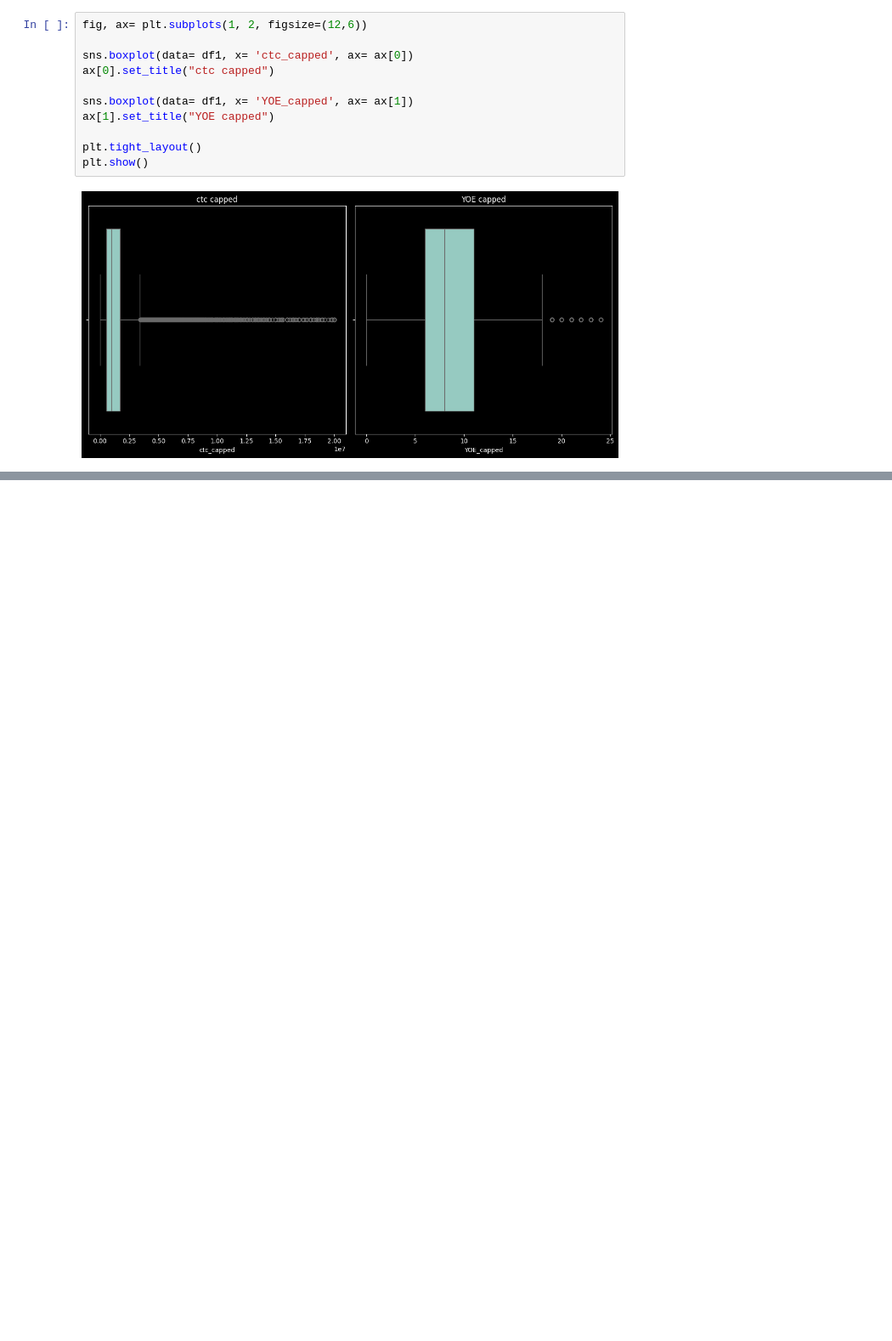
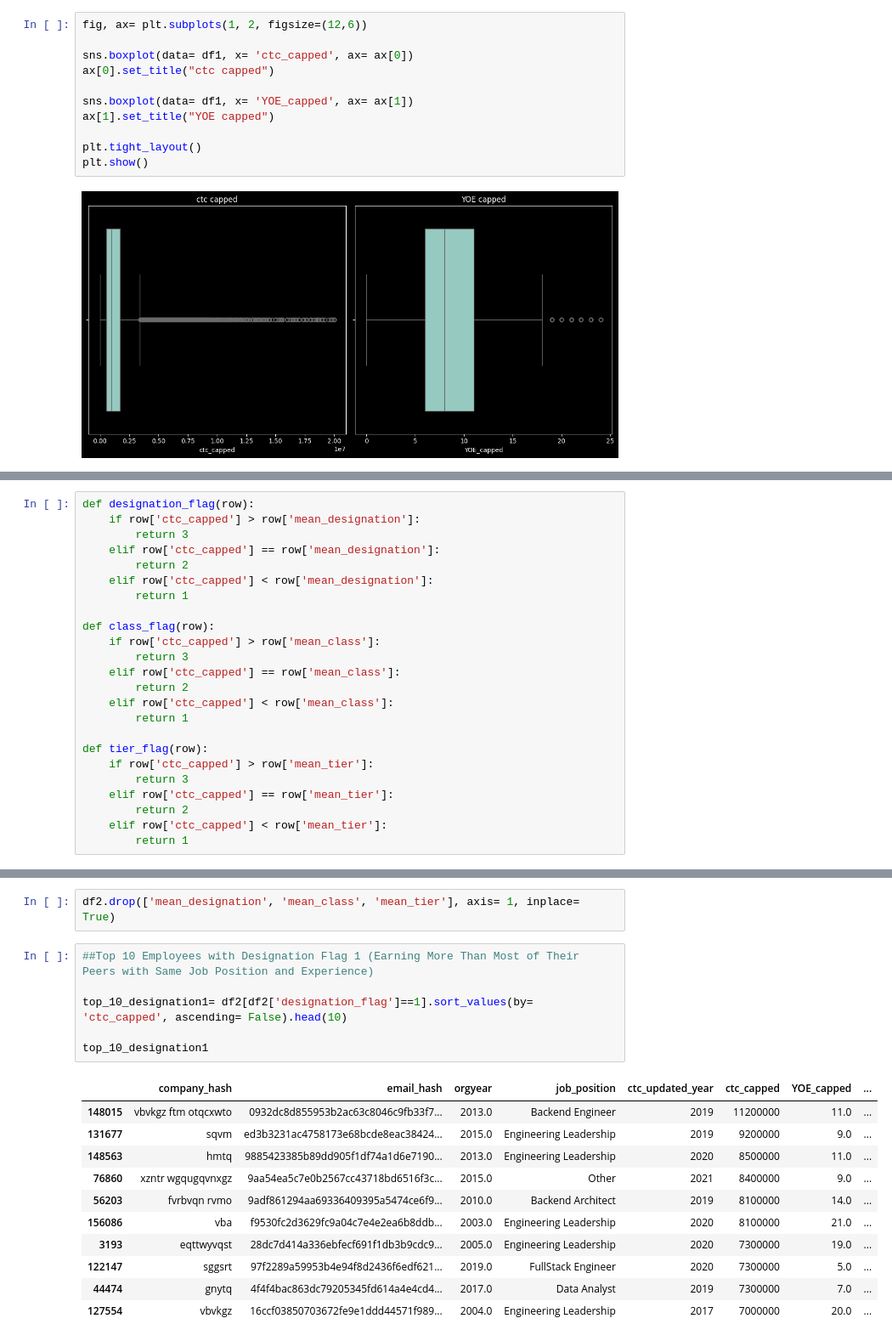
Before and after one commit to VDdotexe/Weekend_Scratching, a Jupyter notebook: case_studies/Clustering_CS.ipynb, the cells around one changed output, grey strips where cells are left out. Shown at 85% size. Cells and saved outputs as stored; diff of their text form; blank space fills up the shorter version.

```diff
--- a/case_studies/Clustering_CS.ipynb
+++ b/case_studies/Clustering_CS.ipynb
@@ -281,0 +333,24 @@ plt.show()
+# %%
+def designation_flag(row):
+    if row['ctc_capped'] > row['mean_designation']:
+        return 3
+    elif row['ctc_capped'] == row['mean_designation']:
+        return 2
+    elif row['ctc_capped'] < row['mean_designation']:
+        return 1
+
+def class_flag(row):
+    if row['ctc_capped'] > row['mean_class']:
+        return 3
+    elif row['ctc_capped'] == row['mean_class']:
+        return 2
+    elif row['ctc_capped'] < row['mean_class']:
+        return 1
+
+def tier_flag(row):
+    if row['ctc_capped'] > row['mean_tier']:
+        return 3
+    elif row['ctc_capped'] == row['mean_tier']:
+        return 2
+    elif row['ctc_capped'] < row['mean_tier']:
+        return 1
@@ -281,0 +368,20 @@ plt.show()
+# %%
+df2.drop(['mean_designation', 'mean_class', 'mean_tier'], axis= 1, inplace= True)
+# %%
+##Top 10 Employees with Designation Flag 1 (Earning More Than Most of Their Peers with Same Job Position and Experience)
+
+top_10_designation1= df2[df2['designation_flag']==1].sort_values(by= 'ctc_capped', ascending= False).head(10)
+
+top_10_designation1
+# %% [output]
+|  | company_hash | email_hash | orgyear | job_position | ctc_updated_year | ctc_capped | YOE_capped | ... |
+| 148015 | vbvkgz ftm otqcxwto | 0932dc8d855953b2ac63c8046c9fb33f7... | 2013.0 | Backend Engineer | 2019 | 11200000 | 11.0 | ... |
+| 131677 | sqvm | ed3b3231ac4758173e68bcde8eac38424... | 2015.0 | Engineering Leadership | 2019 | 9200000 | 9.0 | ... |
+| 148563 | hmtq | 9885423385b89dd905f1df74a1d6e7190... | 2013.0 | Engineering Leadership | 2020 | 8500000 | 11.0 | ... |
+| 76860 | xzntr wgqugqvnxgz | 9aa54ea5c7e0b2567cc43718bd6516f3c... | 2015.0 | Other | 2021 | 8400000 | 9.0 | ... |
+| 56203 | fvrbvqn rvmo | 9adf861294aa69336409395a5474ce6f9... | 2010.0 | Backend Architect | 2019 | 8100000 | 14.0 | ... |
+| 156086 | vba | f9530fc2d3629fc9a04c7e4e2ea6b8ddb... | 2003.0 | Engineering Leadership | 2020 | 8100000 | 21.0 | ... |
+| 3193 | eqttwyvqst | 28dc7d414a336ebfecf691f1db3b9cdc9... | 2005.0 | Engineering Leadership | 2020 | 7300000 | 19.0 | ... |
+| 122147 | sggsrt | 97f2289a59953b4e94f8d2436f6edf621... | 2019.0 | FullStack Engineer | 2020 | 7300000 | 5.0 | ... |
+| 44474 | gnytq | 4f4f4bac863dc79205345fd614a4e4cd4... | 2017.0 | Data Analyst | 2019 | 7300000 | 7.0 | ... |
+| 127554 | vbvkgz | 16ccf03850703672fe9e1ddd44571f989... | 2004.0 | Engineering Leadership | 2017 | 7000000 | 20.0 | ... |
```
Also changed, not shown: parts of 17 cells of this notebook.
